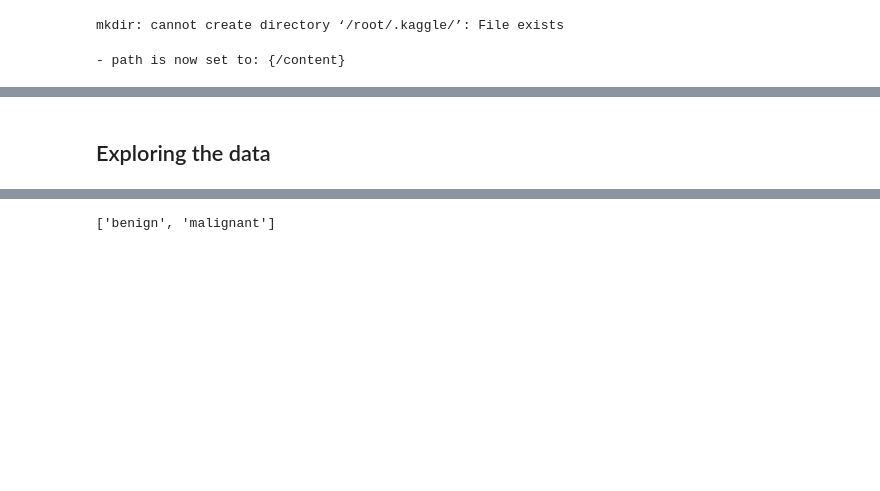
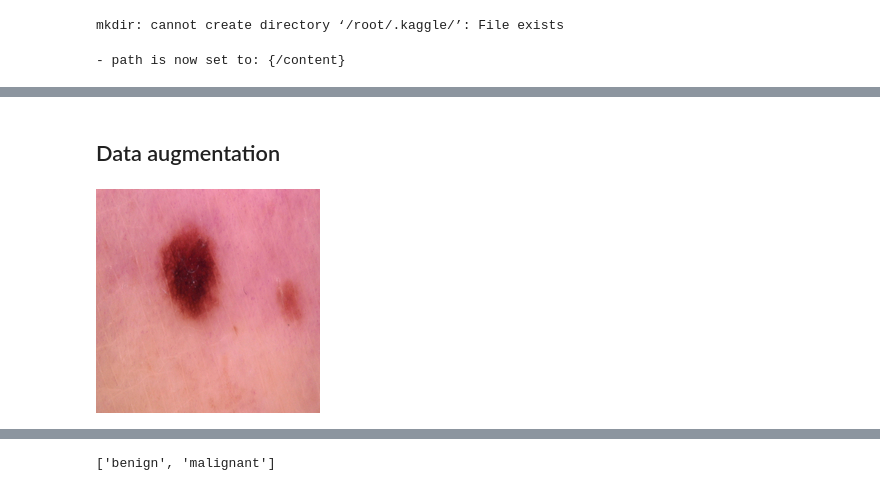
Before and after one commit to asteffen/mole-classification, a Jupyter notebook: mole_classification_fastai.ipynb, the cells around one changed output, grey strips where cells are left out. Saved outputs shown, nothing was run; the diff lists cells and outputs as text; code cells hidden in the pictures; blank space fills up the shorter version.

```diff
--- a/mole_classification_fastai.ipynb
+++ b/mole_classification_fastai.ipynb
@@ -75,2 +77,0 @@ data  models  skin-cancer-malignant-vs-benign.zip  test  train  valid
-# %% [markdown]
-## Exploring the data
@@ -83,0 +78,7 @@ from fastai.metrics import error_rate
+# %% [markdown]
+## Data augmentation
+# %%
+im=open_image('/content/skin-cancer-data/data/train/benign/637.jpg')
+im
+# %% [output]
+[figure, added]
```
Also changed, not shown: parts of 28 cells of this notebook.
